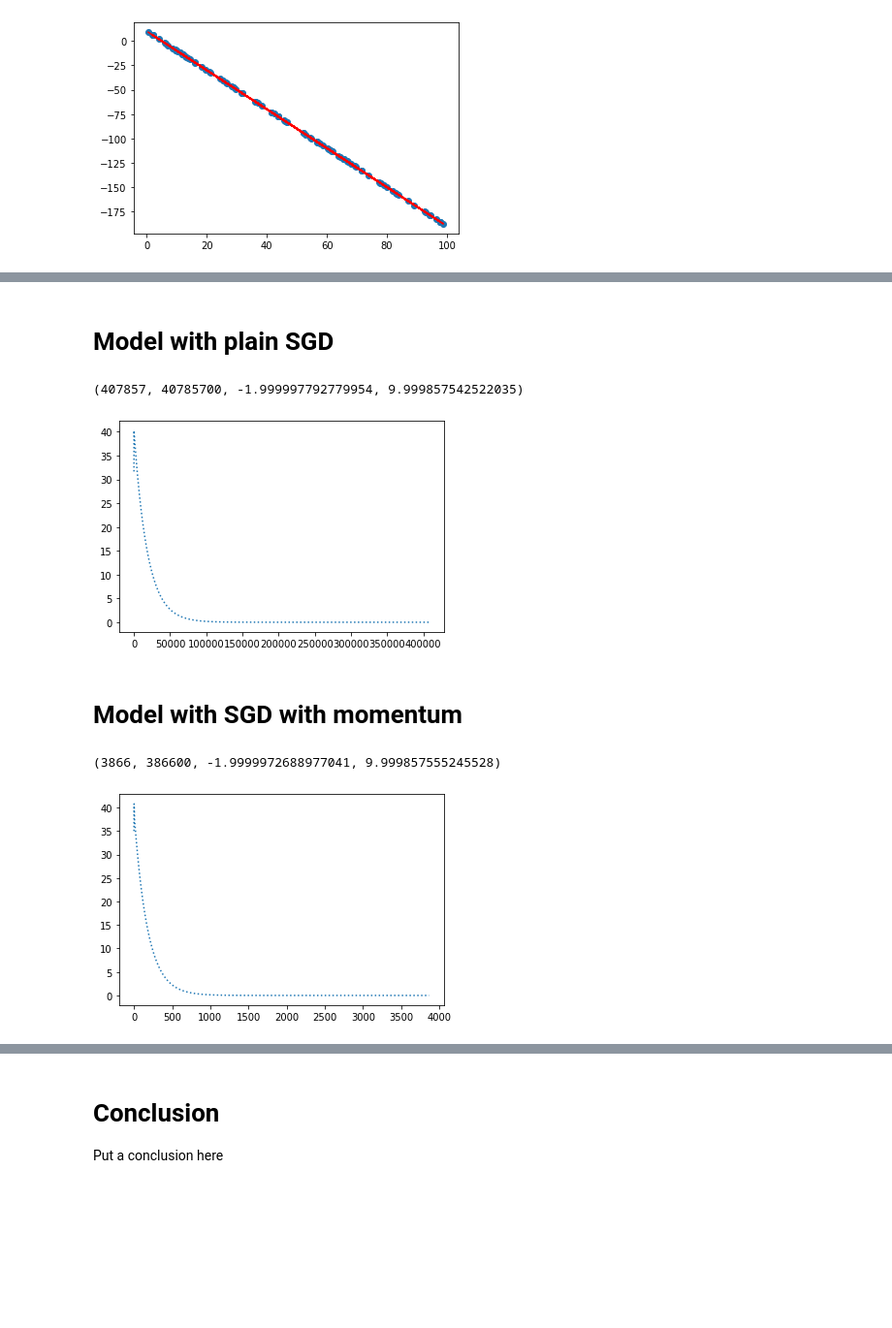
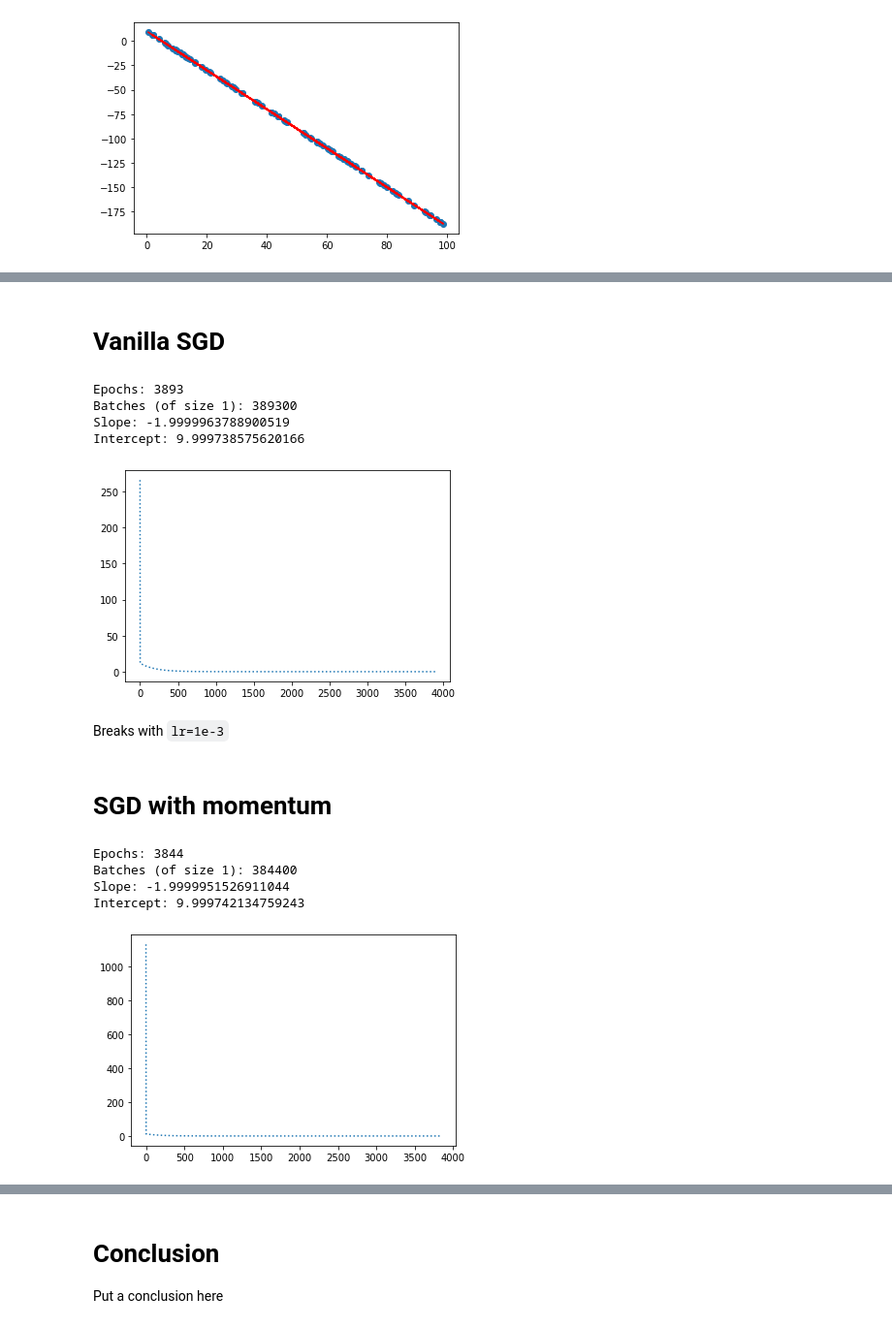
Before and after one commit to AugustasMacijauskas/personal-website, a Jupyter notebook: _notebooks/optimisation-algorithms.ipynb, the cells around one changed output, grey strips where cells are left out. Shown at 97% size. Cells and saved outputs as stored; diff of their text form; code cells hidden in the pictures; blank space fills up the shorter version.

Commit message:
Finished optimizers

```diff
--- a/_notebooks/optimisation-algorithms.ipynb
+++ b/_notebooks/optimisation-algorithms.ipynb
@@ -142,0 +149,11 @@ plt.plot(x, slope * x + intercept, color="red");
+# %%
+class LinearModel:
+    def __init__(self, initial_slope=1, initial_intercept=1):
+        self.slope = initial_slope
+        self.intercept = initial_intercept
+
+    def forward(self, x):
+        return self.slope * x + self.intercept
+
+    def backward(self, x, y, y_pred):
+        return x * (y_pred - y), (y_pred - y)
@@ -166,11 +199,0 @@ def train_one_epoch(model, data, tracker, lr=1e-4):
-# %%
-def perform_experiment(model, data, tracker, lr=1e-6, desired_error=1e-8):
-    num_steps = 0
-    while True:
-        train_one_epoch(model, data, tracker, lr)
-        num_steps += 100
-
-        if tracker.get_values("error")[-1] <= desired_error:
-            break
-
-    return num_steps // 100, num_steps, model.slope, model.intercept
@@ -177,2 +232,2 @@ def perform_experiment(model, data, tracker, lr=1e-6, desired_error=1e-8):
 # %% [markdown]
-# Model with plain SGD
+# Vanilla SGD
@@ -191,12 +234,21 @@ class LinearModelWithSGD:
-# %%
-model = LinearModelWithSGD()
-data = list(zip(x, y))
-tracker = Tracker()
-display(perform_experiment(model, data, tracker, lr=1e-6))
-plt.plot(tracker.get_values("error"), linestyle="dotted");
-# %% [output]
-(407857, 40785700, -1.999997792779954, 9.999857542522035)
-[figure, removed]
+# %%
+class SGDOptimizer:
+    def step(self, model, grad_slope, grad_intercept, params):
+        lr = params["lr"]
+        model.slope -= lr * grad_slope
+        model.intercept -= lr * grad_intercept
+# %%
+optimizer = SGDOptimizer()
+params = { "lr": 1e-4 }
+perform_experiment(optimizer, params);
+# %% [output]
+Epochs: 3893
+Batches (of size 1): 389300
+Slope: -1.9999963788900519
+Intercept: 9.999738575620166
+[figure, added]
+# %% [markdown]
+Breaks with `lr=1e-3`
 # %% [markdown]
-# Model with SGD with momentum
+# SGD with momentum
 # %%
@@ -219,9 +267,10 @@ class LinearModelWithSGDWithMomentum:
-# %%
-model = LinearModelWithSGDWithMomentum()
-data = list(zip(x, y))
-tracker = Tracker()
-display(perform_experiment(model, data, tracker, lr=1e-6))
-plt.plot(tracker.get_values("error"), linestyle="dotted");
-# %% [output]
-(3866, 386600, -1.9999972688977041, 9.999857555245528)
-[figure, removed]
+# %%
+optimizer = SGDWithMomentumOptimizer()
+params = { "lr": 1e-4, "miu": 0.9 }
+perform_experiment(optimizer, params);
+# %% [output]
+Epochs: 3844
+Batches (of size 1): 384400
+Slope: -1.9999951526911044
+Intercept: 9.999742134759243
+[figure, added]
```
Also changed, not shown: parts of 34 cells of this notebook, 1 other file.
